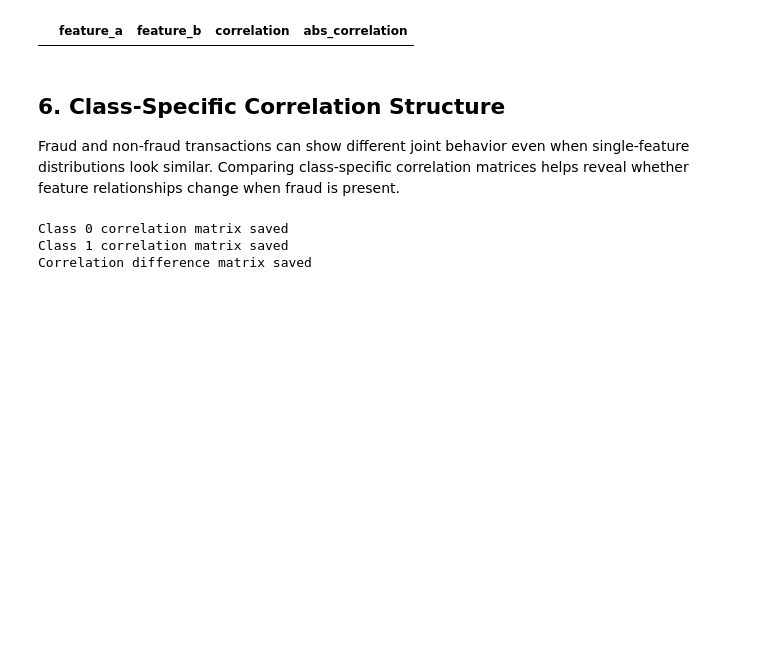
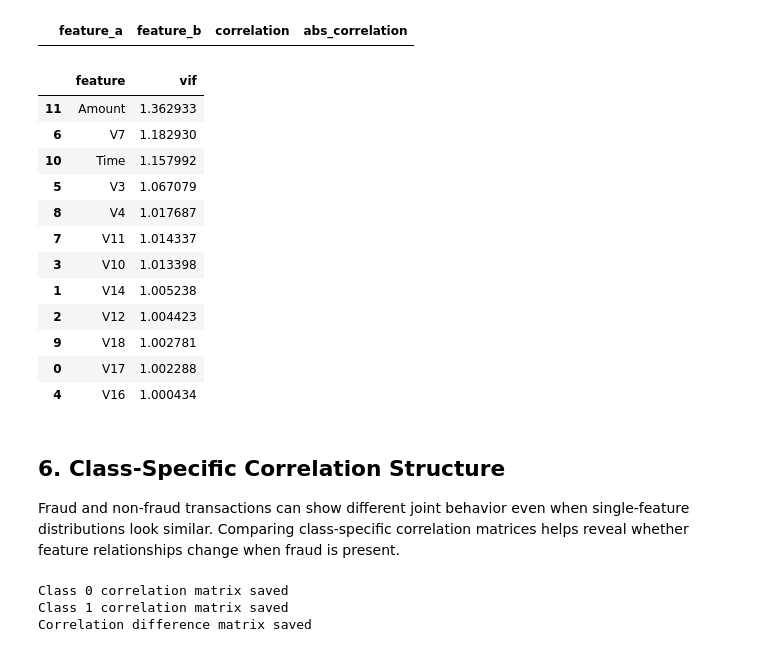
Before and after one commit to mmubashir95/Credit-Card-Fraud-Detection, a Jupyter notebook: notebooks/07_multivariate_analysis.ipynb, the cells around one changed output. Drawn from its saved outputs; the diff is of its cells as text; code cells hidden in the pictures; blank space fills up the shorter version.

Commit message:
feat: add VIF-based multicollinearity analysis to multivariate notebook

```diff
--- a/notebooks/07_multivariate_analysis.ipynb
+++ b/notebooks/07_multivariate_analysis.ipynb
@@ -161,6 +163,33 @@ high_corr_pairs.to_csv(NOTEBOOK_TABLES_DIR / "high_correlation_pairs.csv", index
 high_corr_pairs
 # %% [output]
 |  | feature_a | feature_b | correlation | abs_correlation |
+# %%
+vif_input = multivariate_df[selected_features].copy()
+vif_rows = []
+
+for index, feature in enumerate(vif_input.columns):
+    vif_rows.append({
+        "feature": feature,
+        "vif": round(variance_inflation_factor(vif_input.values, index), 6),
+    })
+
+vif_table = pd.DataFrame(vif_rows).sort_values("vif", ascending=False)
+vif_table.to_csv(NOTEBOOK_TABLES_DIR / "vif_summary.csv", index=False)
+vif_table
+# %% [output]
+|  | feature | vif |
+| 11 | Amount | 1.362933 |
+| 6 | V7 | 1.182930 |
+| 10 | Time | 1.157992 |
+| 5 | V3 | 1.067079 |
+| 8 | V4 | 1.017687 |
+| 7 | V11 | 1.014337 |
+| 3 | V10 | 1.013398 |
+| 1 | V14 | 1.005238 |
+| 2 | V12 | 1.004423 |
+| 9 | V18 | 1.002781 |
+| 0 | V17 | 1.002288 |
+| 4 | V16 | 1.000434 |
 # %% [markdown]
 ## 6. Class-Specific Correlation Structure
 
```
Also changed, not shown: parts of 7 cells of this notebook, 3 other files.
